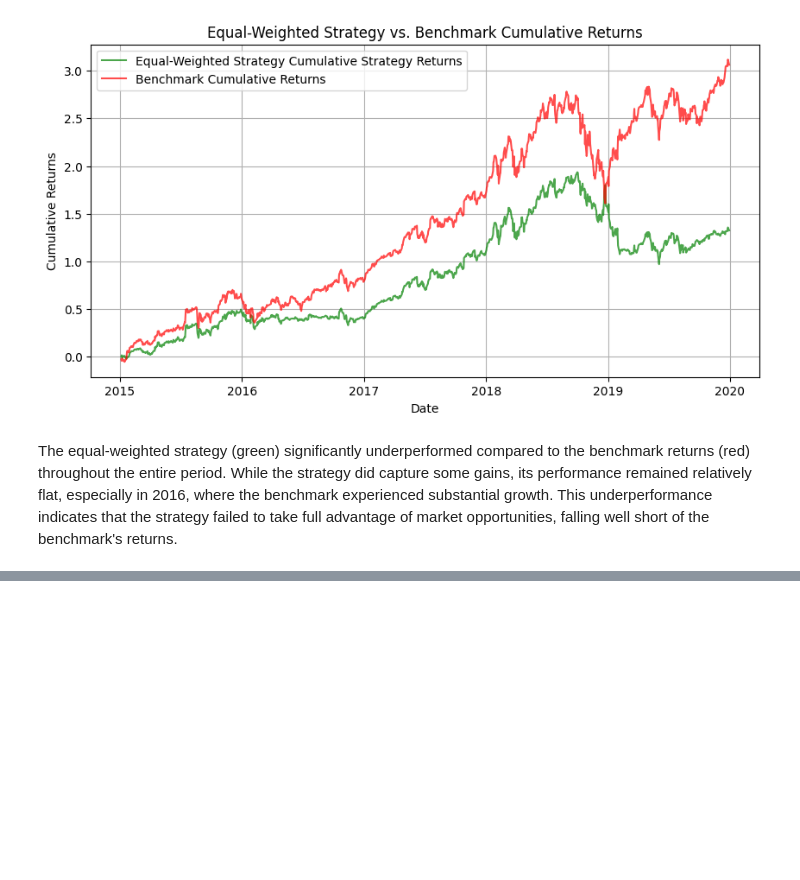
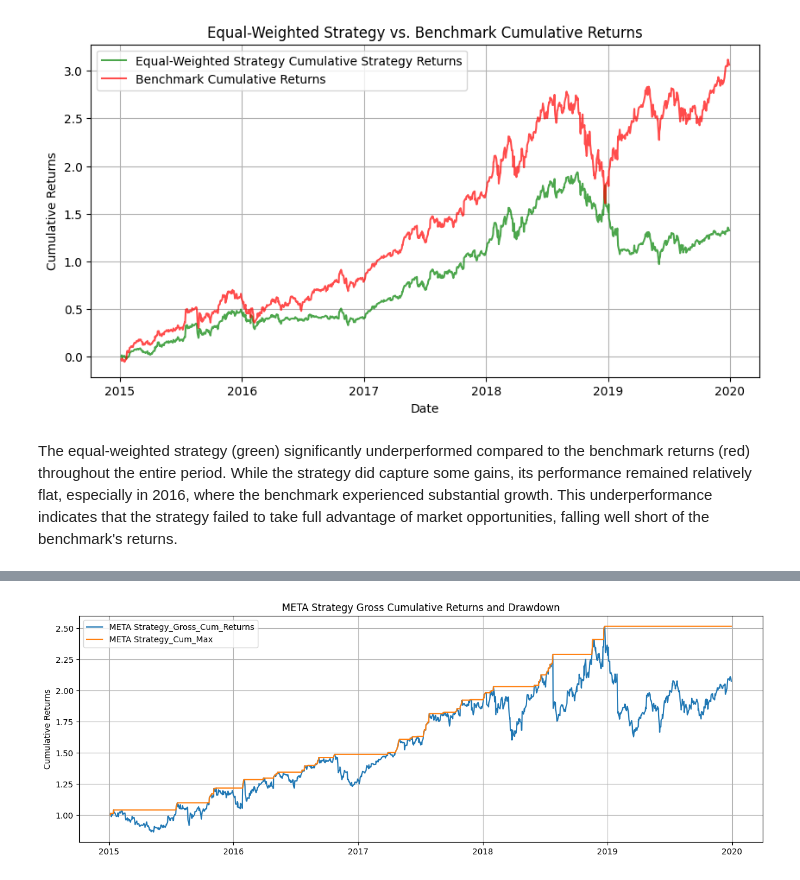
Before and after one commit to pehper/IS4226, a Jupyter notebook: momentum-strat.ipynb, the cells around one changed output, grey strips where cells are left out. Saved outputs shown, nothing was run; the diff lists cells and outputs as text; code cells hidden in the pictures; blank space fills up the shorter version.

```diff
--- a/momentum-strat.ipynb
+++ b/momentum-strat.ipynb
@@ -356,11 +477,3 @@ def plot_cumulative_returns(bt_data, log_return_column, stock=None, benchmark_co
     plt.legend()
     plt.grid()
     plt.show()
-
-for stock in stocks:
-    plot_histogram_of_returns(bt_data, stock)
-    plot_cumulative_returns(bt_data,
-                            log_return_column=f'{stock}_Strategy_Log_Returns',
-                            stock=stock,
-                            title=f'{stock} Cumulative Stock, Strategy, and Benchmark Returns',
-                            label=f'{stock} Strategy')
@@ -608,0 +841,8 @@ Max Drawdown Period for Equal-Weighted Strategy: 300 days 00:00:00
+# %%
+# Calculate and plot drawdown for META Strategy
+calculate_and_plot_drawdown(stock_tables['META'],
+                            log_return_column='META_Strategy_Log_Returns',
+                            stock='META',
+                            strategy_name='META Strategy')
+# %% [output]
+[figure, added]
```
Also changed, not shown: parts of 43 cells of this notebook.
